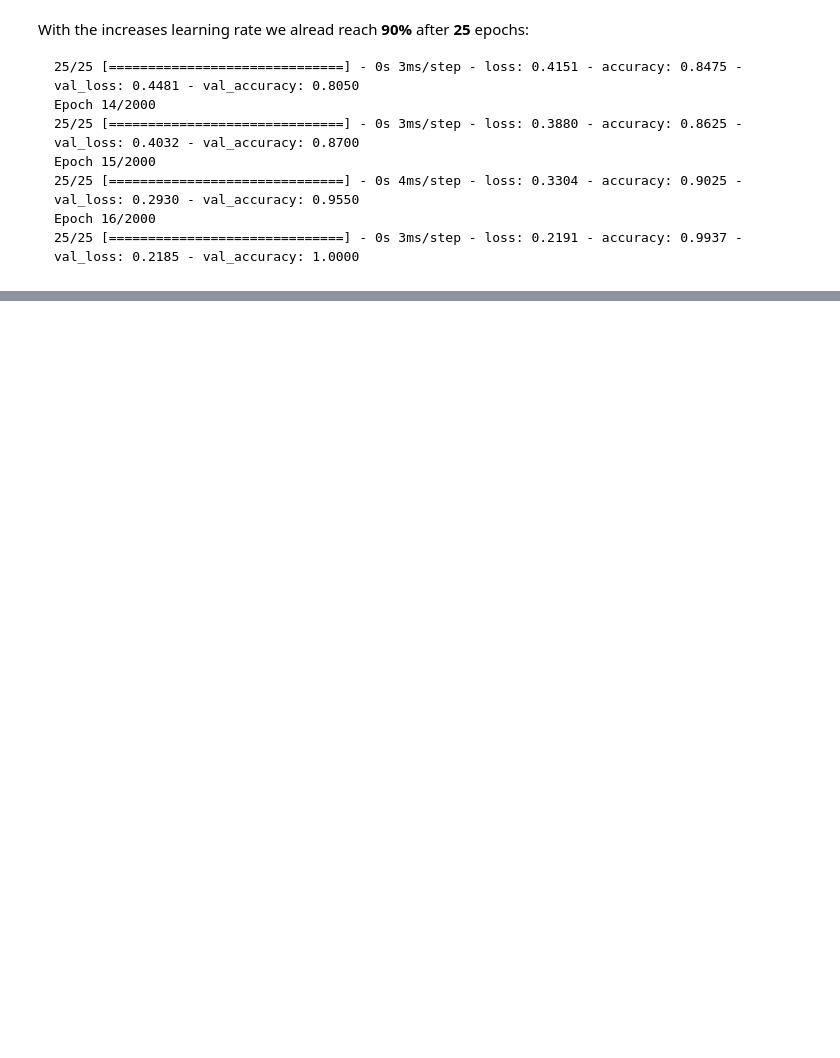
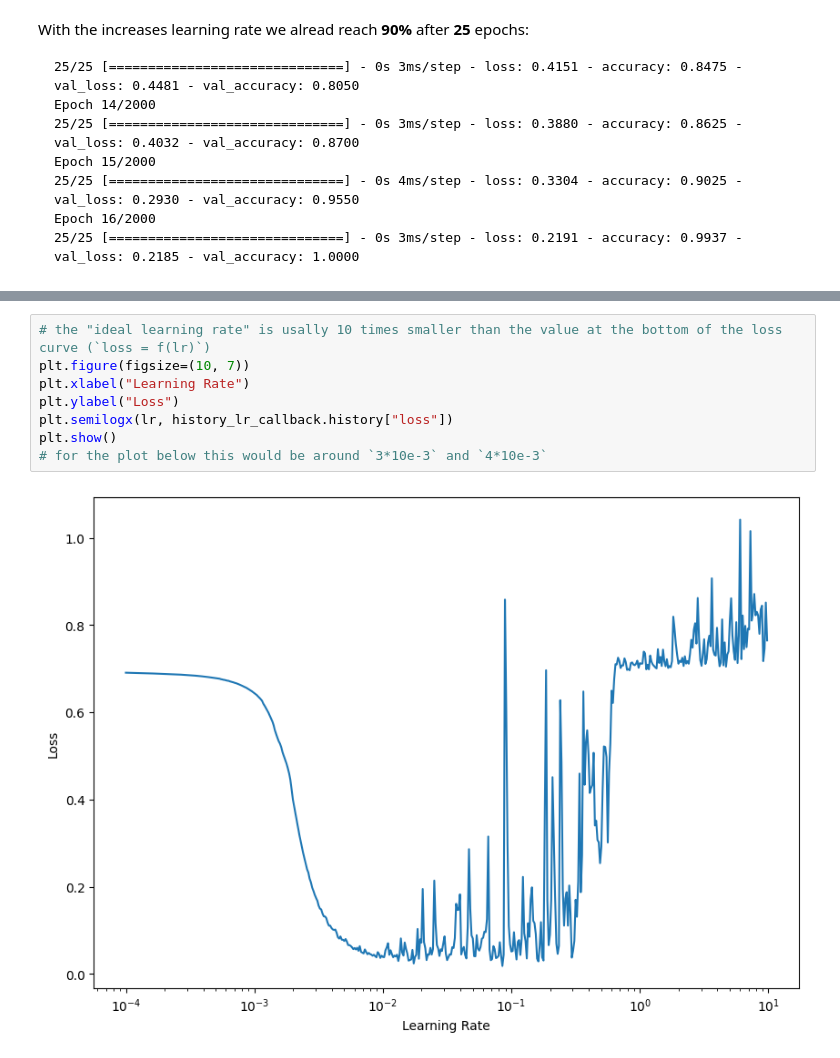
Before and after one commit to mpolinowski/tf-2023, a Jupyter notebook: 02_Tensorflow_Classifications/02_Tensorflow_Classifications.ipynb, the cells around one changed output, grey strips where cells are left out. Drawn from its saved outputs; the diff is of its cells as text; blank space fills up the shorter version.

```diff
--- a/02_Tensorflow_Classifications/02_Tensorflow_Classifications.ipynb
+++ b/02_Tensorflow_Classifications/02_Tensorflow_Classifications.ipynb
@@ -622,0 +715,10 @@ plt.show()
+# %%
+# the "ideal learning rate" is usally 10 times smaller than the value at the bottom of the loss curve (`loss = f(lr)`)
+plt.figure(figsize=(10, 7))
+plt.xlabel("Learning Rate")
+plt.ylabel("Loss")
+plt.semilogx(lr, history_lr_callback.history["loss"])
+plt.show()
+# for the plot below this would be around `3*10e-3` and `4*10e-3`
+# %% [output]
+[figure, added]
```
Also changed, not shown: parts of 26 cells of this notebook, 7 other files.
